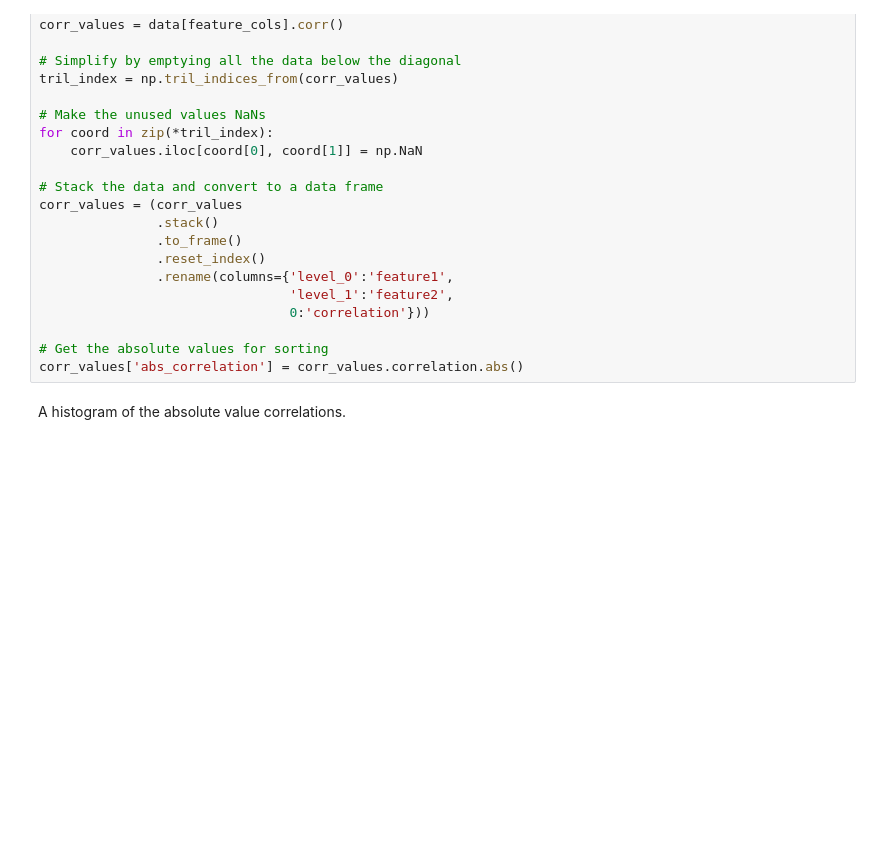
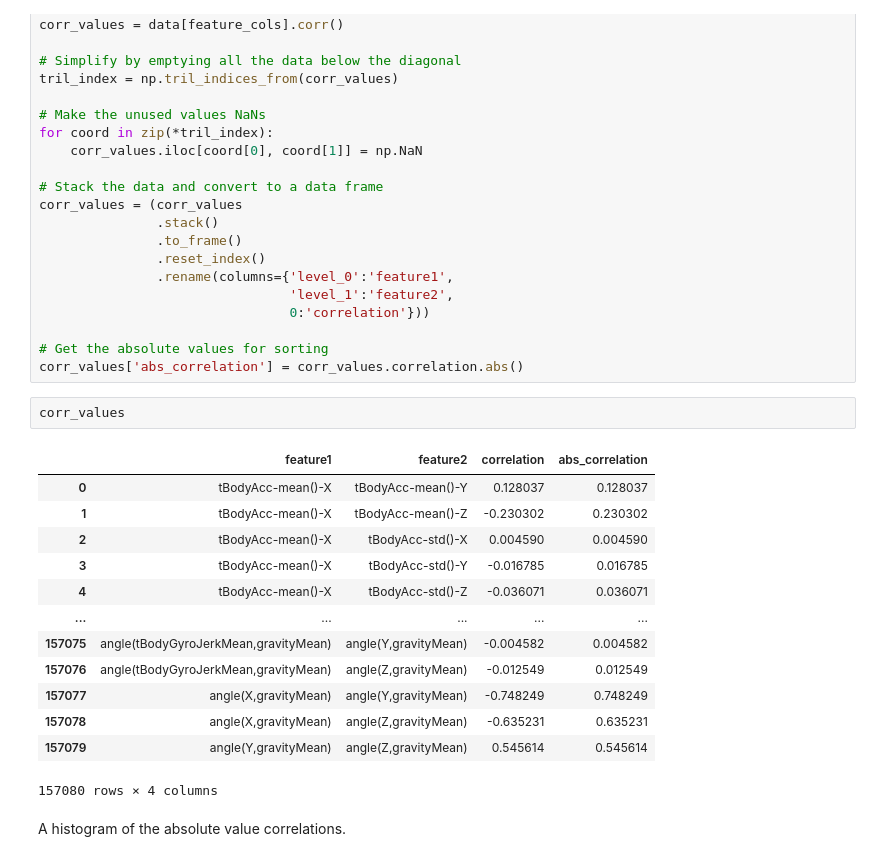
Before and after one commit to Hrithik2212/IBM-Machine-Learning-Course, a Jupyter notebook: Supervised Learning - Classification/Logistic Regression/03a_LAB_Logistic_Regression_Error_Metrics.ipynb, the cells around one changed output. Drawn from its saved outputs; the diff is of its cells as text; blank space fills up the shorter version.

```diff
--- a/Supervised Learning - Classification/Logistic Regression/03a_LAB_Logistic_Regression_Error_Metrics.ipynb
+++ b/Supervised Learning - Classification/Logistic Regression/03a_LAB_Logistic_Regression_Error_Metrics.ipynb
@@ -118,6 +161,22 @@ corr_values = (corr_values
 
 # Get the absolute values for sorting
 corr_values['abs_correlation'] = corr_values.correlation.abs()
+# %%
+corr_values
+# %% [output]
+|  | feature1 | feature2 | correlation | abs_correlation |
+| 0 | tBodyAcc-mean()-X | tBodyAcc-mean()-Y | 0.128037 | 0.128037 |
+| 1 | tBodyAcc-mean()-X | tBodyAcc-mean()-Z | -0.230302 | 0.230302 |
+| 2 | tBodyAcc-mean()-X | tBodyAcc-std()-X | 0.004590 | 0.004590 |
+| 3 | tBodyAcc-mean()-X | tBodyAcc-std()-Y | -0.016785 | 0.016785 |
+| 4 | tBodyAcc-mean()-X | tBodyAcc-std()-Z | -0.036071 | 0.036071 |
+| ... | ... | ... | ... | ... |
+| 157075 | angle(tBodyGyroJerkMean,gravityMean) | angle(Y,gravityMean) | -0.004582 | 0.004582 |
+| 157076 | angle(tBodyGyroJerkMean,gravityMean) | angle(Z,gravityMean) | -0.012549 | 0.012549 |
+| 157077 | angle(X,gravityMean) | angle(Y,gravityMean) | -0.748249 | 0.748249 |
+| 157078 | angle(X,gravityMean) | angle(Z,gravityMean) | -0.635231 | 0.635231 |
+| 157079 | angle(Y,gravityMean) | angle(Z,gravityMean) | 0.545614 | 0.545614 |
+157080 rows × 4 columns
 # %% [markdown]
 A histogram of the absolute value correlations.
 # %%
```
Also changed, not shown: parts of 6 cells of this notebook, 2 other files.
